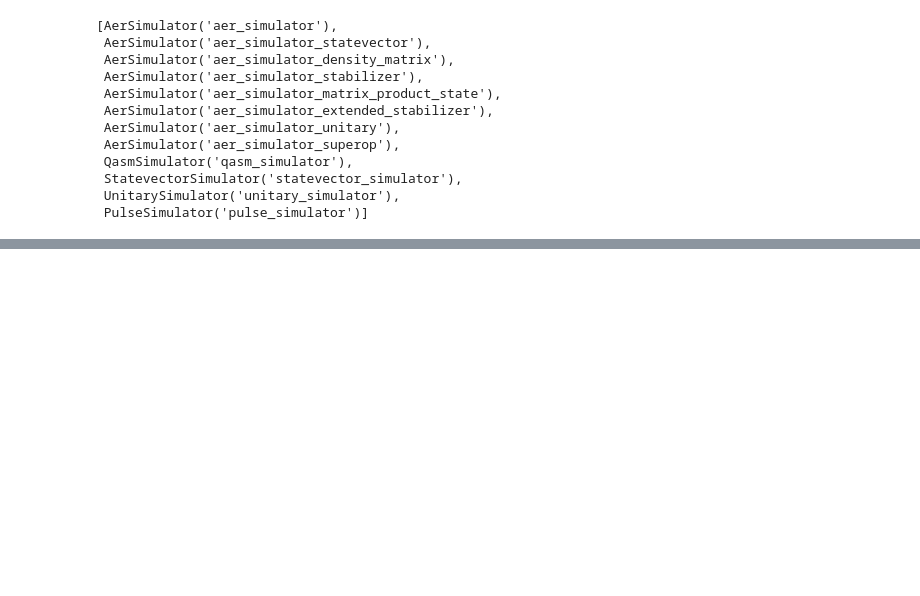
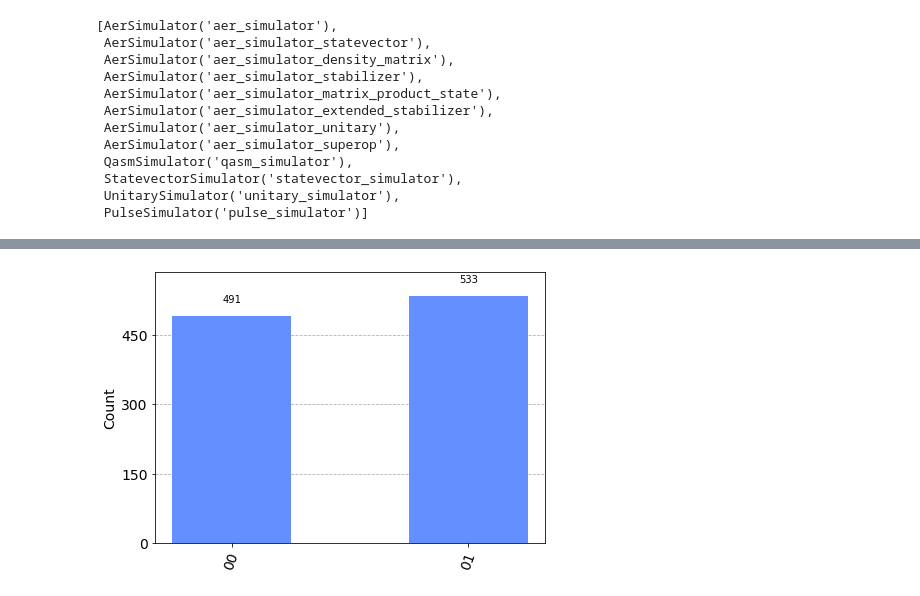
Before and after one commit to vabarbosa/vb-gaebhhcae_Qiskit, a Jupyter notebook: QXO3_PhaseAndBlochSphere.ipynb, the cells around one changed output, grey strips where cells are left out. Saved outputs shown, nothing was run; the diff lists cells and outputs as text; code cells hidden in the pictures; blank space fills up the shorter version.

```diff
--- a/QXO3_PhaseAndBlochSphere.ipynb
+++ b/QXO3_PhaseAndBlochSphere.ipynb
@@ -57,0 +84,4 @@ def lanzar_simuladores(circuito):
+# %%
+plot_histogram([contar])
+# %% [output]
+[figure, added]
```
Also changed, not shown: parts of 23 cells of this notebook.
